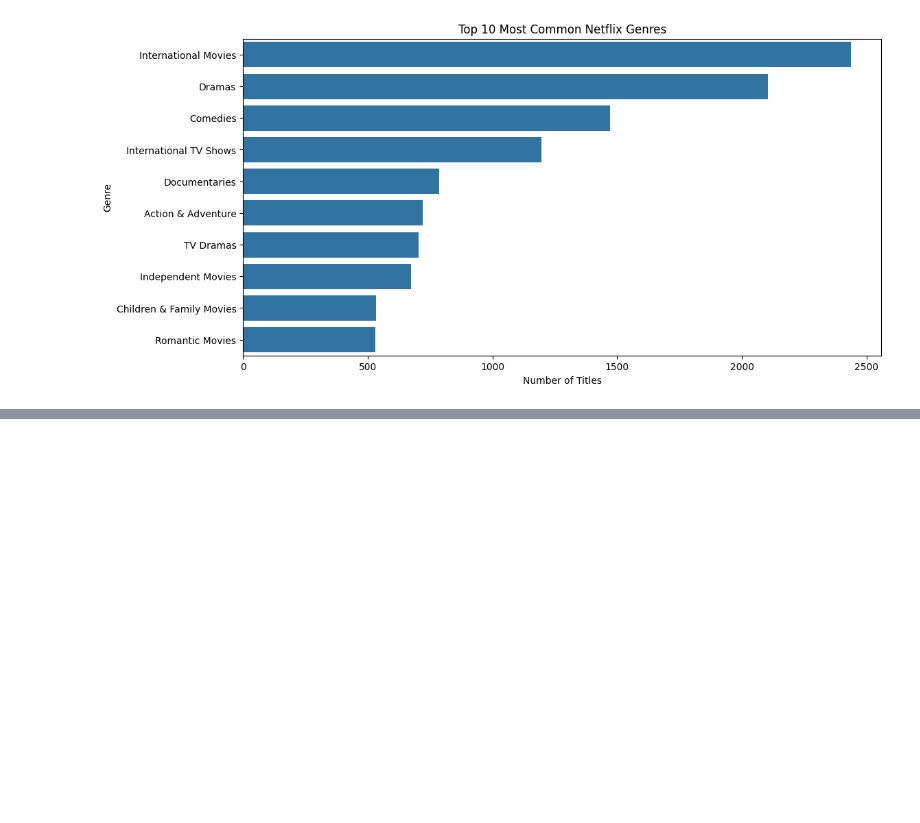
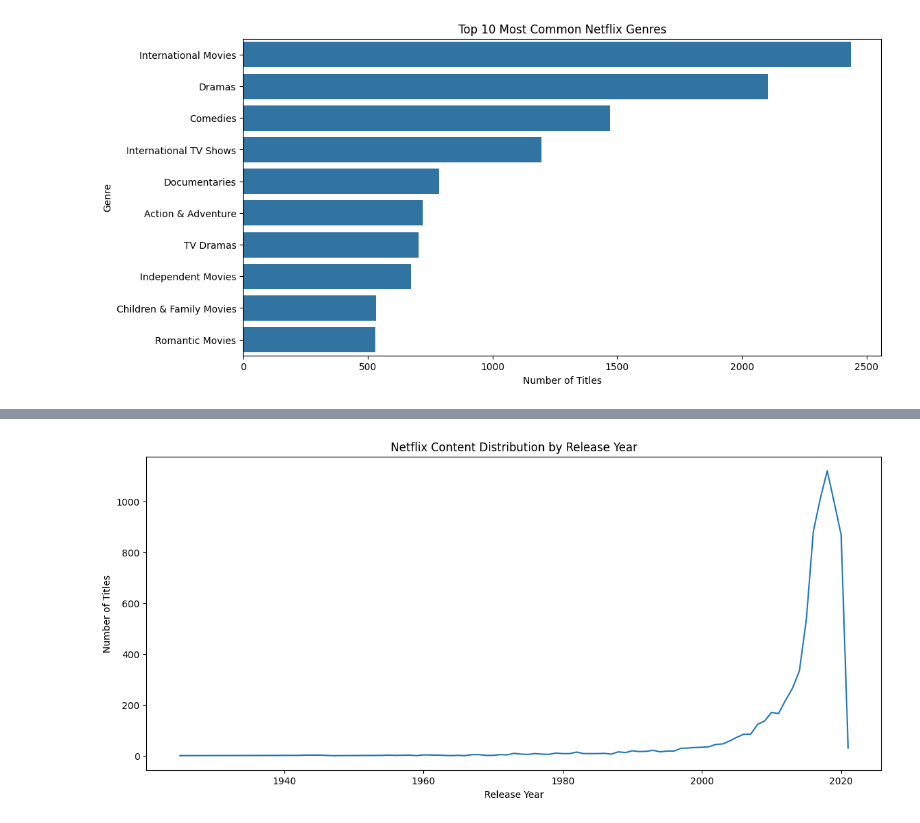
Before and after one commit to Kaini9/Certification-task, a Jupyter notebook: NoteBook/Certification_Task.ipynb, the cells around one changed output, grey strips where cells are left out. Cells and saved outputs as stored; diff of their text form; code cells hidden in the pictures; blank space fills up the shorter version.

```diff
--- a/NoteBook/Certification_Task.ipynb
+++ b/NoteBook/Certification_Task.ipynb
@@ -461,0 +603,19 @@ plt.show()
+# %%
+release_year_counts = df_clean['release_year'].value_counts().sort_index()
+
+plt.figure(figsize=(14, 6))
+
+sns.lineplot(
+    x=release_year_counts.index,
+    y=release_year_counts.values
+)
+
+plt.title('Netflix Content Distribution by Release Year')
+
+plt.xlabel('Release Year')
+
+plt.ylabel('Number of Titles')
+
+plt.show()
+# %% [output]
+[figure, added]
```
Also changed, not shown: parts of 33 cells of this notebook.
